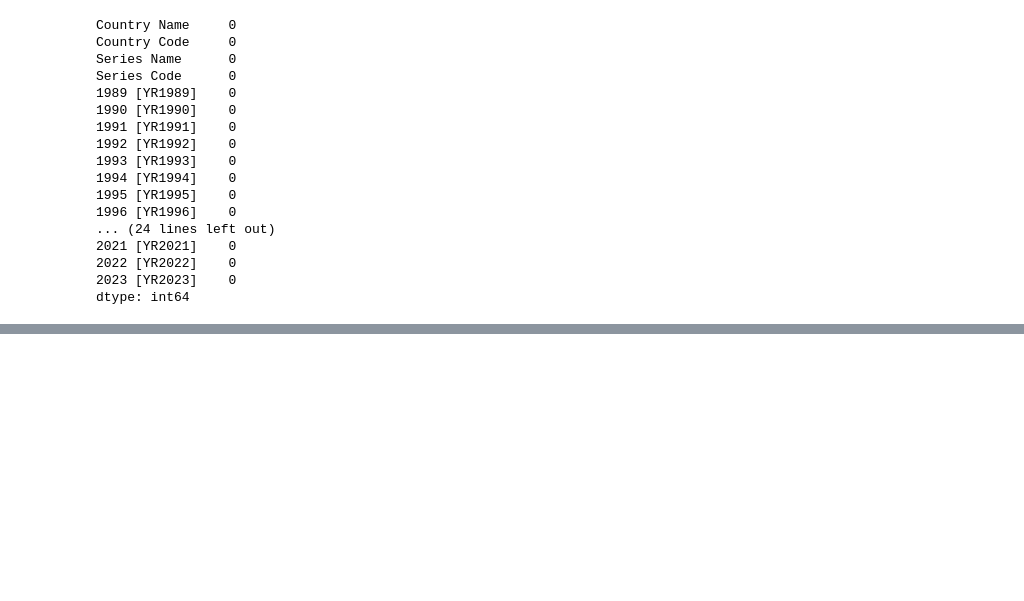
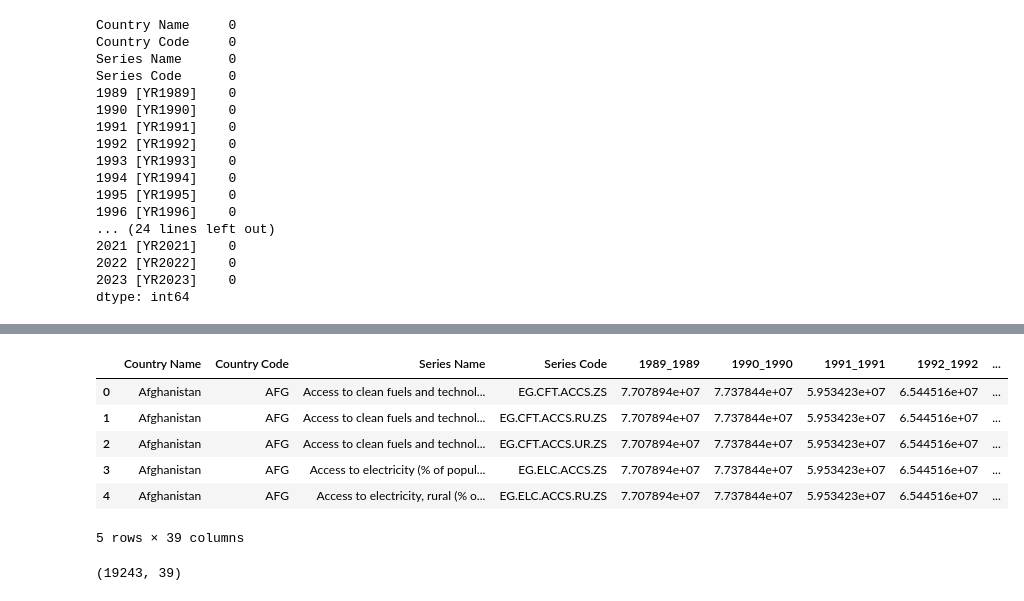
Before and after one commit to nazmul-nil/MSc-DS-Research-Project-UH, a Jupyter notebook: notebooks/data_preprocessing.ipynb, the cells around one changed output, grey strips where cells are left out. Cells and saved outputs as stored; diff of their text form; code cells hidden in the pictures; blank space fills up the shorter version.

```diff
--- a/notebooks/data_preprocessing.ipynb
+++ b/notebooks/data_preprocessing.ipynb
@@ -216,0 +227,18 @@ dtype: int64
+# %%
+df.columns = [col.replace(" [YR", "_").replace("]", "") if "YR" in col else col for col in df.columns]
+# %%
+df.reset_index(drop=True, inplace=True)
+# %%
+df.head()
+# %% [output]
+|  | Country Name | Country Code | Series Name | Series Code | 1989_1989 | 1990_1990 | 1991_1991 | 1992_1992 | ... |
+| 0 | Afghanistan | AFG | Access to clean fuels and technol... | EG.CFT.ACCS.ZS | 7.707894e+07 | 7.737844e+07 | 5.953423e+07 | 6.544516e+07 | ... |
+| 1 | Afghanistan | AFG | Access to clean fuels and technol... | EG.CFT.ACCS.RU.ZS | 7.707894e+07 | 7.737844e+07 | 5.953423e+07 | 6.544516e+07 | ... |
+| 2 | Afghanistan | AFG | Access to clean fuels and technol... | EG.CFT.ACCS.UR.ZS | 7.707894e+07 | 7.737844e+07 | 5.953423e+07 | 6.544516e+07 | ... |
+| 3 | Afghanistan | AFG | Access to electricity (% of popul... | EG.ELC.ACCS.ZS | 7.707894e+07 | 7.737844e+07 | 5.953423e+07 | 6.544516e+07 | ... |
+| 4 | Afghanistan | AFG | Access to electricity, rural (% o... | EG.ELC.ACCS.RU.ZS | 7.707894e+07 | 7.737844e+07 | 5.953423e+07 | 6.544516e+07 | ... |
+5 rows × 39 columns
+# %%
+df.shape
+# %% [output]
+(19243, 39)
```
Also changed, not shown: parts of 2 cells of this notebook, 5 other files.
